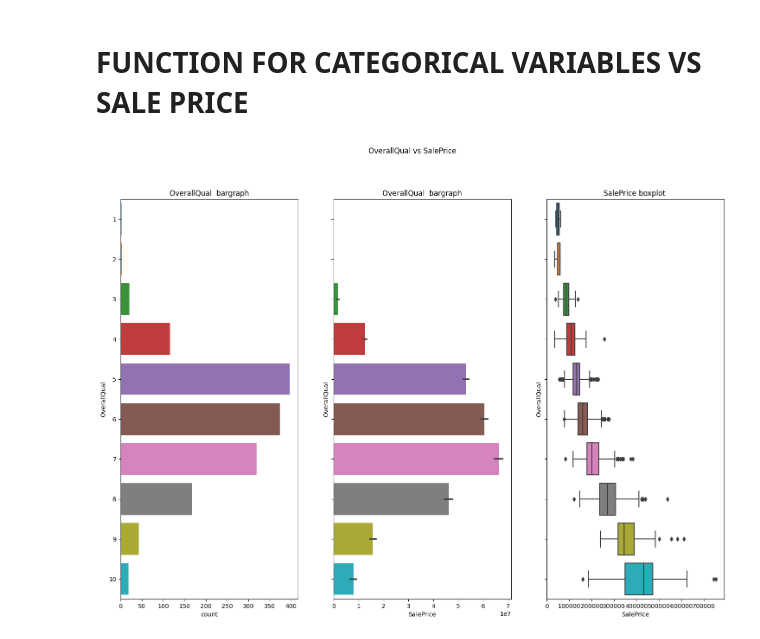
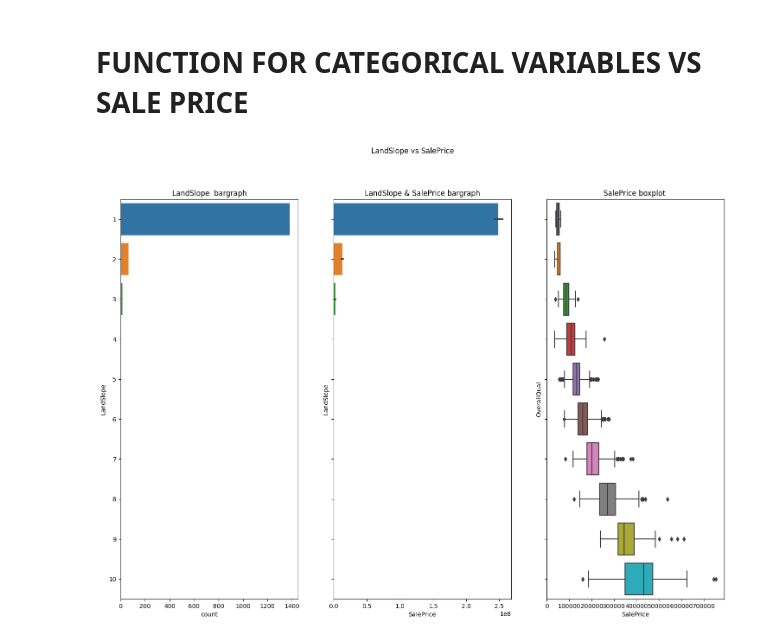
Before and after one commit to kaustubhnair02/OrionInternship-23, a Jupyter notebook: notebooks/EDA.ipynb, the cells around one changed output. Saved outputs shown, nothing was run; the diff lists cells and outputs as text; code cells hidden in the pictures.

Commit message:
Changed predictor variables in the subplots

```diff
--- a/notebooks/EDA.ipynb
+++ b/notebooks/EDA.ipynb
@@ -425,26 +425,26 @@ f"{contvar} vs {tarvar}"
 #  FUNCTION FOR CATEGORICAL VARIABLES VS SALE PRICE
 # %%
 def catgvssale(catgvar: str, df: pd.DataFrame , tarvar = "SalePrice"):
-    """create subplot for continuous and target variable"""
+    """create subplot for categorical and target variable"""
 
     q = df[catgvar].value_counts()
     s = df[tarvar].value_counts()
 
     fig, axes = plt.subplots(1,3,figsize=(18,12), sharey = True)
     # fig.tight_layout(pad=3,h_pad=5)
     fig.suptitle(f"{catgvar} vs {tarvar}")
 
 
     axes[0].set_title(f"{catgvar}  bargraph")
     sb.countplot(ax = axes[0], y = catgvar, data = df)
 
 
 
-    axes[1].set_title(f"{catgvar}  bargraph")
+    axes[1].set_title(f"{catgvar} & {tarvar} bargraph")
     sb.barplot(ax = axes[1],data = df, x=tarvar,y=catgvar, orient= "h", estimator=sum)
 
     axes[2].set_title( f"{tarvar} boxplot ")
     sb.boxplot(ax = axes[2],data = df, x=tarvar,y='OverallQual', orient= "h")
-catgvssale(catgvar= "OverallQual", df = df)
+catgvssale(catgvar= "LandSlope", df = df)
 # %% [output]
-[figure, old version]
+[figure, new version]
```
Also changed, not shown: parts of 2 cells of this notebook.
